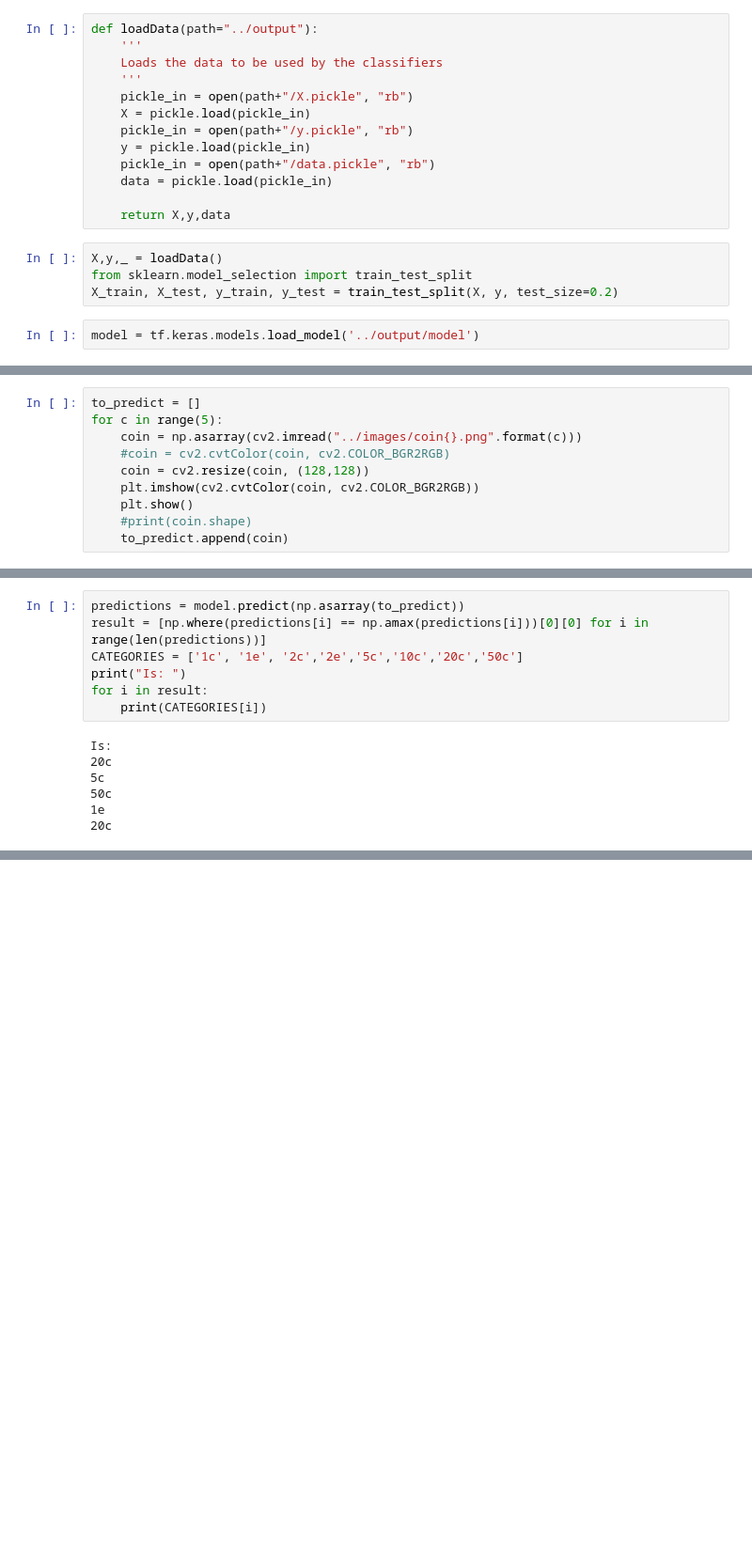
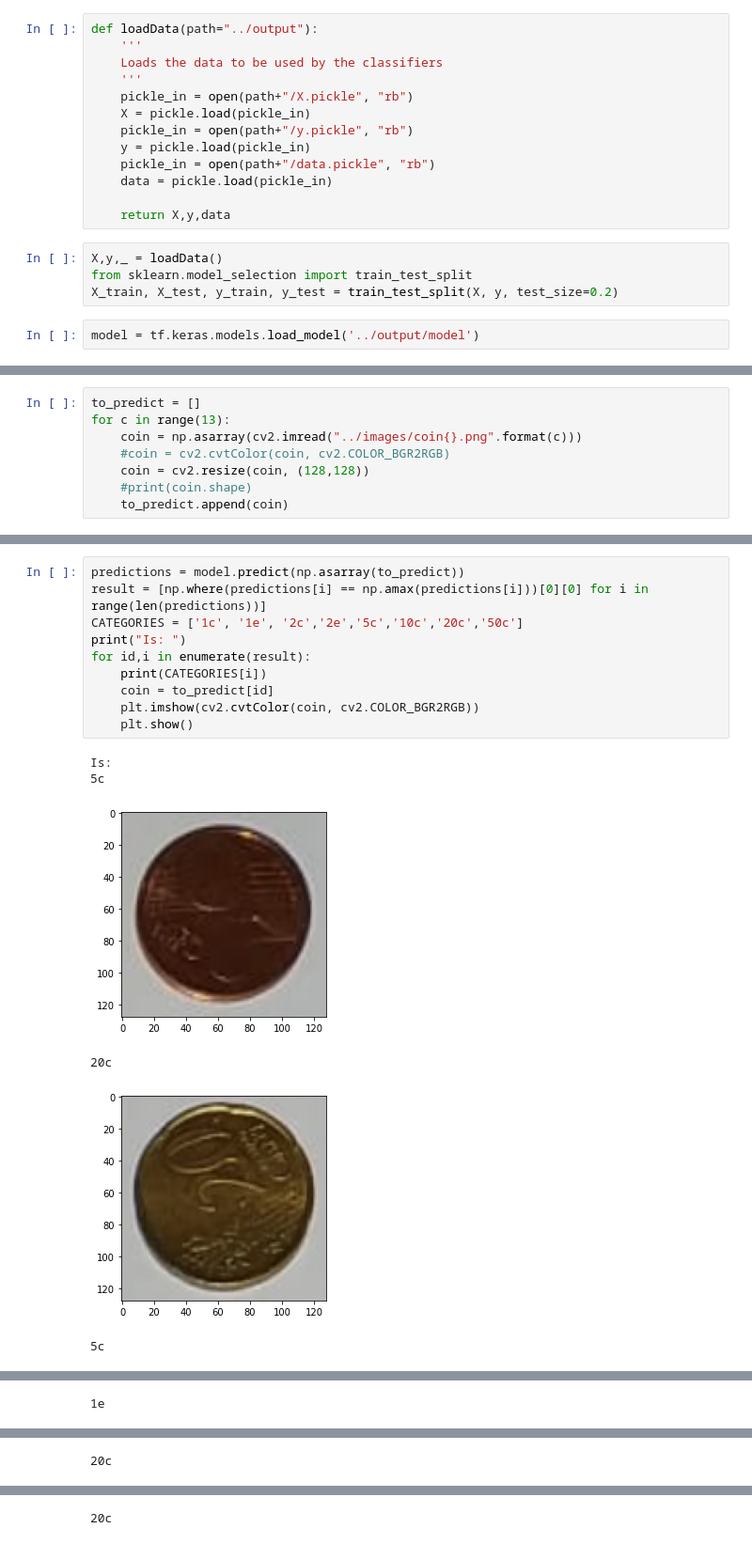
Before and after one commit to Migran99/EURO-Coin-Detector, a Jupyter notebook: notebooks/testANN.ipynb, the cells around one changed output, grey strips where cells are left out. Shown: that part at 94% size. Saved outputs shown, nothing was run; the diff lists cells and outputs as text; blank space fills up the shorter version.

```diff
--- a/notebooks/testANN.ipynb
+++ b/notebooks/testANN.ipynb
@@ -34,10 +34,8 @@ print(results)
 # %%
 to_predict = []
-for c in range(5):
+for c in range(13):
     coin = np.asarray(cv2.imread("../images/coin{}.png".format(c)))
     #coin = cv2.cvtColor(coin, cv2.COLOR_BGR2RGB)
     coin = cv2.resize(coin, (128,128))
-    plt.imshow(cv2.cvtColor(coin, cv2.COLOR_BGR2RGB))
-    plt.show()
     #print(coin.shape)
     to_predict.append(coin)
@@ -50,14 +42,17 @@ for c in range(5):
 # %%
 predictions = model.predict(np.asarray(to_predict))
 result = [np.where(predictions[i] == np.amax(predictions[i]))[0][0] for i in range(len(predictions))]
 CATEGORIES = ['1c', '1e', '2c','2e','5c','10c','20c','50c']
 print("Is: ")
-for i in result:
+for id,i in enumerate(result):
     print(CATEGORIES[i])
+    coin = to_predict[id]
+    plt.imshow(cv2.cvtColor(coin, cv2.COLOR_BGR2RGB))
+    plt.show()
 # %% [output]
 Is:
-20c
 5c
-50c
-1e
-20c
+[figure, added]
+20c
+[figure, added]
+5c
@@ -63,0 +60 @@ Is:
+1e
@@ -63,0 +62 @@ Is:
+20c
@@ -63,0 +64 @@ Is:
+20c
```
Also changed, not shown: parts of 3 cells of this notebook, 15 other files.
